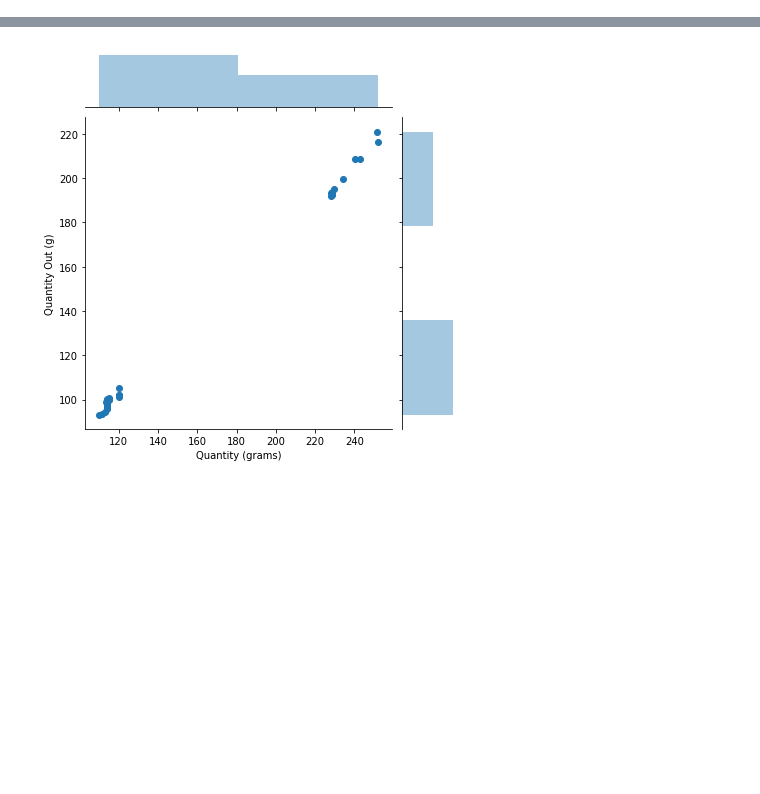
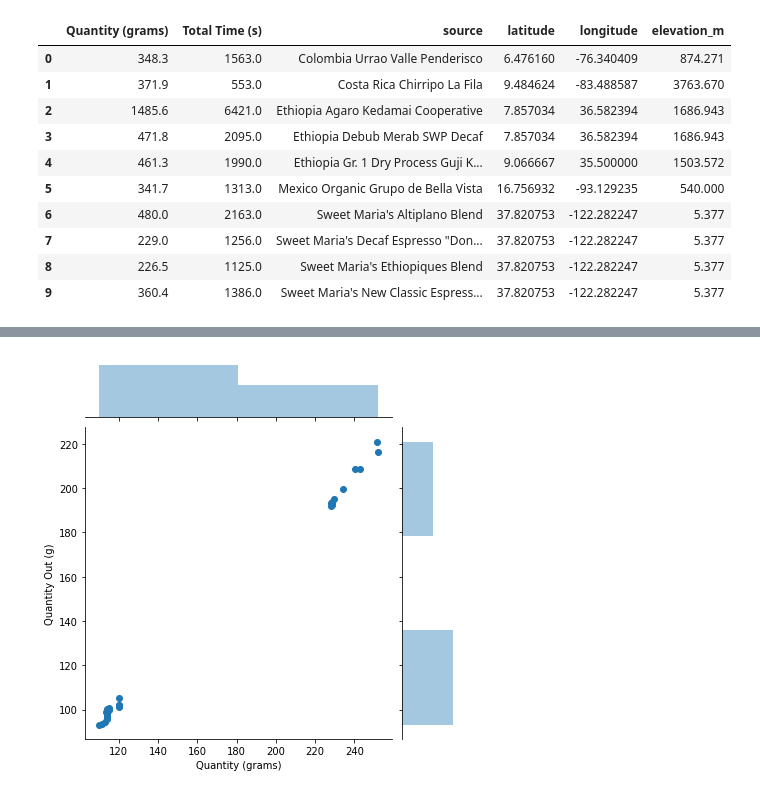
Before and after one commit to themcclure/coffee, a Jupyter notebook: visualizations.ipynb, the cells around one changed output, grey strips where cells are left out. Cells and saved outputs as stored; diff of their text form; code cells hidden in the pictures; blank space fills up the shorter version.

```diff
--- a/visualizations.ipynb
+++ b/visualizations.ipynb
@@ -42,9 +42,22 @@ roasts
 # %%
 outws = coffee.util.read_tab_as_df(coffee_doc, 'geo results')
 outws
 
 bought_coffees = outws[['source', 'latitude', 'longitude', 'elevation_m']]
-roasted_coffee = roasts[['Coffee bean', 'Roasted on', 'Quantity (grams)']]
+roasted_coffee = roasts[['Coffee bean', 'Roasted on', 'Quantity (grams)', 'Total Time (s)']]
 roasted_coffee = roasted_coffee.groupby('Coffee bean').sum()
 combined = pd.merge(roasted_coffee, bought_coffees, left_on='Coffee bean', right_on='source')
+combined
+# %% [output]
+|  | Quantity (grams) | Total Time (s) | source | latitude | longitude | elevation_m |
+| 0 | 348.3 | 1563.0 | Colombia Urrao Valle Penderisco | 6.476160 | -76.340409 | 874.271 |
+| 1 | 371.9 | 553.0 | Costa Rica Chirripo La Fila | 9.484624 | -83.488587 | 3763.670 |
+| 2 | 1485.6 | 6421.0 | Ethiopia Agaro Kedamai Cooperative | 7.857034 | 36.582394 | 1686.943 |
+| 3 | 471.8 | 2095.0 | Ethiopia Debub Merab SWP Decaf | 7.857034 | 36.582394 | 1686.943 |
+| 4 | 461.3 | 1990.0 | Ethiopia Gr. 1 Dry Process Guji K... | 9.066667 | 35.500000 | 1503.572 |
+| 5 | 341.7 | 1313.0 | Mexico Organic Grupo de Bella Vista | 16.756932 | -93.129235 | 540.000 |
+| 6 | 480.0 | 2163.0 | Sweet Maria's Altiplano Blend | 37.820753 | -122.282247 | 5.377 |
+| 7 | 229.0 | 1256.0 | Sweet Maria's Decaf Espresso "Don... | 37.820753 | -122.282247 | 5.377 |
+| 8 | 226.5 | 1125.0 | Sweet Maria's Ethiopiques Blend | 37.820753 | -122.282247 | 5.377 |
+| 9 | 360.4 | 1386.0 | Sweet Maria's New Classic Espress... | 37.820753 | -122.282247 | 5.377 |
 # %%
```
Also changed, not shown: parts of 3 cells of this notebook.
